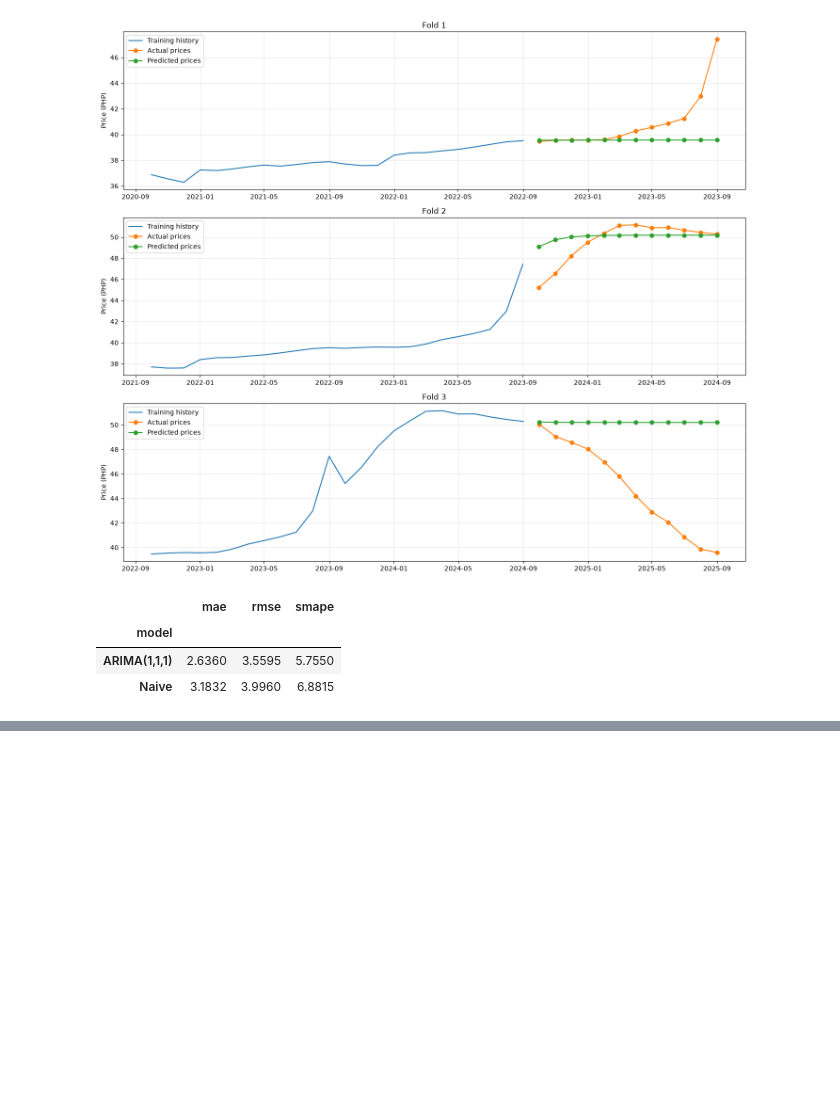
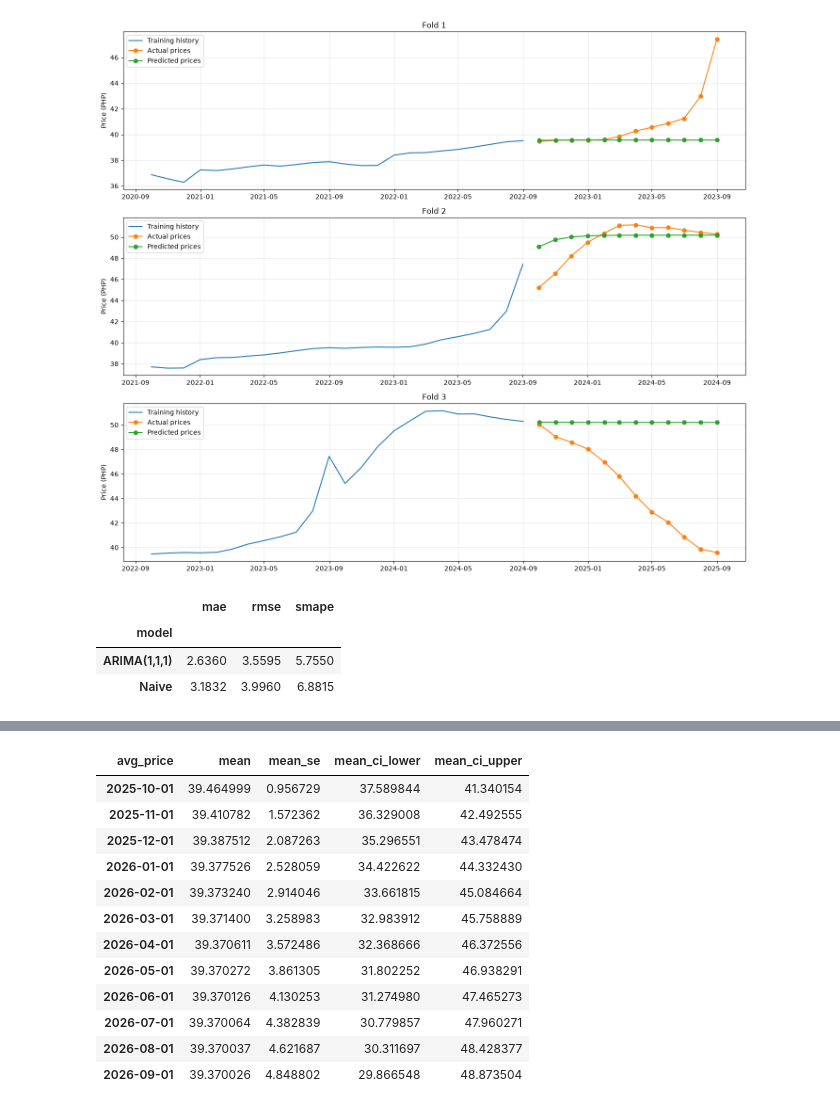
Before and after one commit to migwell-dev/presyo-ph, a Jupyter notebook: notebooks/07_time_series_diagnostics.ipynb, the cells around one changed output, grey strips where cells are left out. Saved outputs shown, nothing was run; the diff lists cells and outputs as text; code cells hidden in the pictures; blank space fills up the shorter version.

```diff
--- a/notebooks/07_time_series_diagnostics.ipynb
+++ b/notebooks/07_time_series_diagnostics.ipynb
@@ -303,0 +384,25 @@ display(
+# %%
+model = ARIMA(rice_series, order=(1, 1, 1))
+fitted = model.fit()
+
+forecast_result = fitted.get_forecast(steps=12)
+
+forecast_df = forecast_result.summary_frame(
+    alpha=0.05
+)
+
+display(forecast_df)
+# %% [output]
+| avg_price | mean | mean_se | mean_ci_lower | mean_ci_upper |
+| 2025-10-01 | 39.464999 | 0.956729 | 37.589844 | 41.340154 |
+| 2025-11-01 | 39.410782 | 1.572362 | 36.329008 | 42.492555 |
+| 2025-12-01 | 39.387512 | 2.087263 | 35.296551 | 43.478474 |
+| 2026-01-01 | 39.377526 | 2.528059 | 34.422622 | 44.332430 |
+| 2026-02-01 | 39.373240 | 2.914046 | 33.661815 | 45.084664 |
+| 2026-03-01 | 39.371400 | 3.258983 | 32.983912 | 45.758889 |
+| 2026-04-01 | 39.370611 | 3.572486 | 32.368666 | 46.372556 |
+| 2026-05-01 | 39.370272 | 3.861305 | 31.802252 | 46.938291 |
+| 2026-06-01 | 39.370126 | 4.130253 | 31.274980 | 47.465273 |
+| 2026-07-01 | 39.370064 | 4.382839 | 30.779857 | 47.960271 |
+| 2026-08-01 | 39.370037 | 4.621687 | 30.311697 | 48.428377 |
+| 2026-09-01 | 39.370026 | 4.848802 | 29.866548 | 48.873504 |
```
Also changed, not shown: parts of 6 cells of this notebook.
